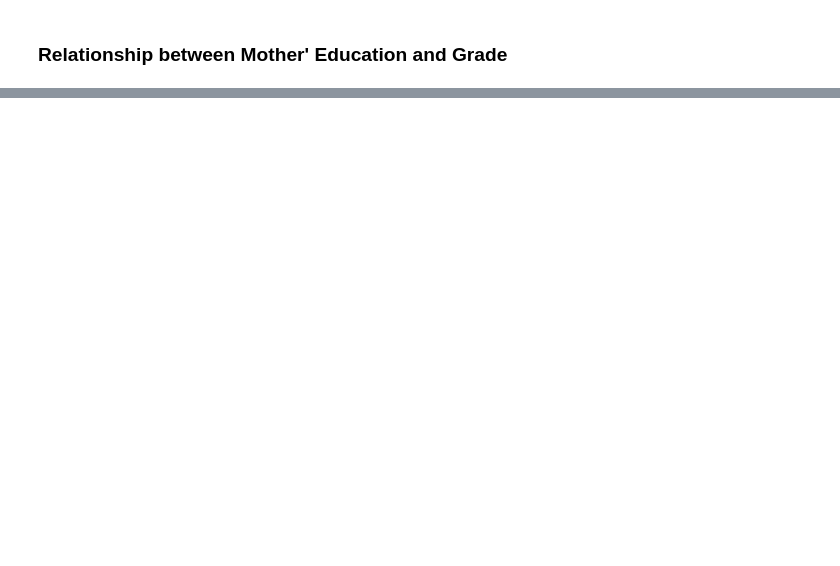
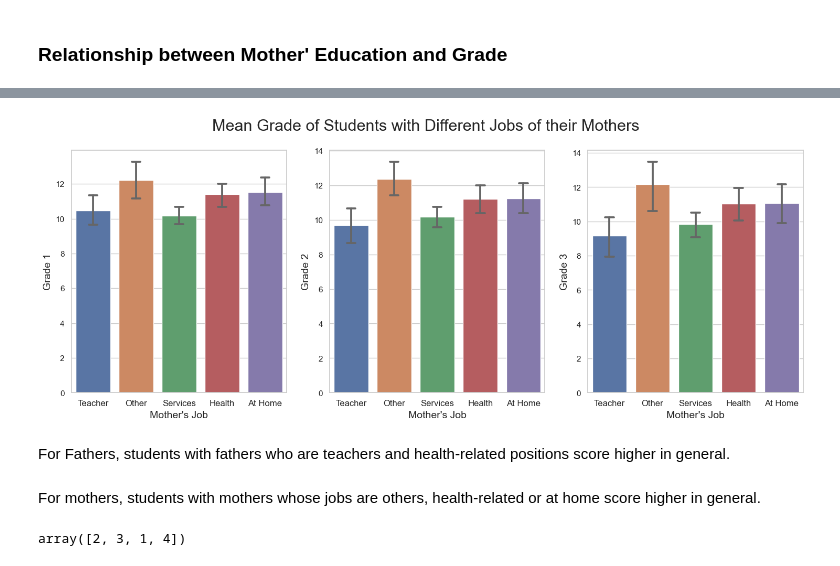
Before and after one commit to AndyWeasley2004/DS-ML-Study-Notes, a Jupyter notebook: ML study & projects/student grade prediction/student_grade_pred.ipynb, the cells around one changed output, grey strips where cells are left out. Drawn from its saved outputs; the diff is of its cells as text; code cells hidden in the pictures; blank space fills up the shorter version.

```diff
--- a/ML study & projects/student grade prediction/student_grade_pred.ipynb
+++ b/ML study & projects/student grade prediction/student_grade_pred.ipynb
@@ -356,0 +439,24 @@ From the graph, we can see that students from family with less than 3 members te
+# %%
+fig, axs = plt.subplots(1,3, figsize=(18,6))
+
+sns.barplot(data=df, x='Mjob', y='G1', ax=axs[0], errcolor='0.4', capsize=0.2)
+sns.barplot(data=df, x='Mjob', y='G2', ax=axs[1], errcolor='0.4', capsize=0.2)
+sns.barplot(data=df, x='Mjob', y='G3', ax=axs[2], errcolor='0.4', capsize=0.2)
+
+for i in range(3):
+    axs[i].set_xlabel('Mother\'s Job', fontsize=14)
+    axs[i].set_ylabel('Grade '+str(i+1), fontsize=14)
+    axs[i].set_xticklabels(['Teacher', 'Other', 'Services', 'Health', 'At Home'], fontsize=12)
+
+fig.suptitle('Mean Grade of Students with Different Jobs of their Mothers', fontsize=22)
+plt.show()
+# %% [output]
+[figure, added]
+# %% [markdown]
+For Fathers, students with fathers who are teachers and health-related positions score higher in general.
+<br><br/>
+For mothers, students with mothers whose jobs are others, health-related or at home score higher in general.
+# %%
+df['studytime'].unique()
+# %% [output]
+array([2, 3, 1, 4])
```
Also changed, not shown: parts of 15 cells of this notebook.
